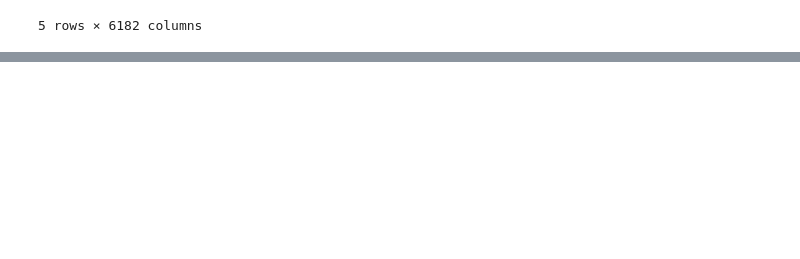
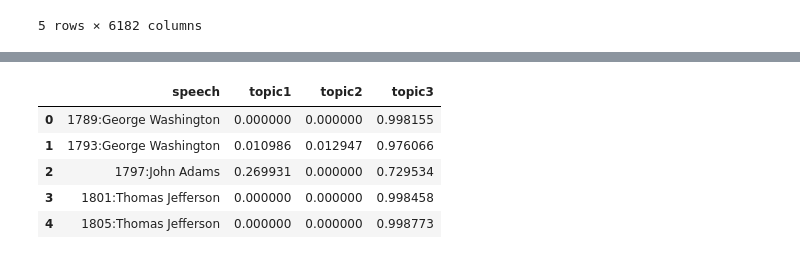
Before and after one commit to lincarrieli/DATA620-Web-Analytics, a Jupyter notebook: Data620_Final_project_Lin_Tony.ipynb, the cells around one changed output, grey strips where cells are left out. Cells and saved outputs as stored; diff of their text form; code cells hidden in the pictures; blank space fills up the shorter version.

```diff
--- a/Data620_Final_project_Lin_Tony.ipynb
+++ b/Data620_Final_project_Lin_Tony.ipynb
@@ -333,0 +367,15 @@ AttributeError: module 'numpy.random' has no attribute 'default_rng'
+# %%
+# Including probabilities
+w_topic1 = [c[0][1] if c[0][0] == 0 else c[1][1] if (len(c)>1 and c[1][0] == 0) else c[2][1] if ( len(c)>2 and c[2][0] == 0) else 0 for c in sorted_corpus_transformed]
+w_topic2 = [c[0][1] if c[0][0] == 1 else c[1][1] if (len(c)>1 and c[1][0] == 1) else c[2][1] if (len(c)>2 and c[2][0] == 1) else 0 for c in sorted_corpus_transformed]
+w_topic3 = [c[0][1] if c[0][0] == 2 else c[1][1] if (len(c)>1 and c[1][0] == 2) else c[2][1] if (len(c)>2 and c[2][0] == 2) else 0 for c in sorted_corpus_transformed]
+p_topics = list(zip(data_dtmna.index, w_topic1, w_topic2, w_topic3))
+p_df = pd.DataFrame(p_topics, columns = ['speech', 'topic1', 'topic2', 'topic3'])
+p_df.head(56)
+# %% [output]
+|  | speech | topic1 | topic2 | topic3 |
+| 0 | 1789:George Washington | 0.000000 | 0.000000 | 0.998155 |
+| 1 | 1793:George Washington | 0.010986 | 0.012947 | 0.976066 |
+| 2 | 1797:John Adams | 0.269931 | 0.000000 | 0.729534 |
+| 3 | 1801:Thomas Jefferson | 0.000000 | 0.000000 | 0.998458 |
+| 4 | 1805:Thomas Jefferson | 0.000000 | 0.000000 | 0.998773 |
```
Also changed, not shown: parts of 23 cells of this notebook.
